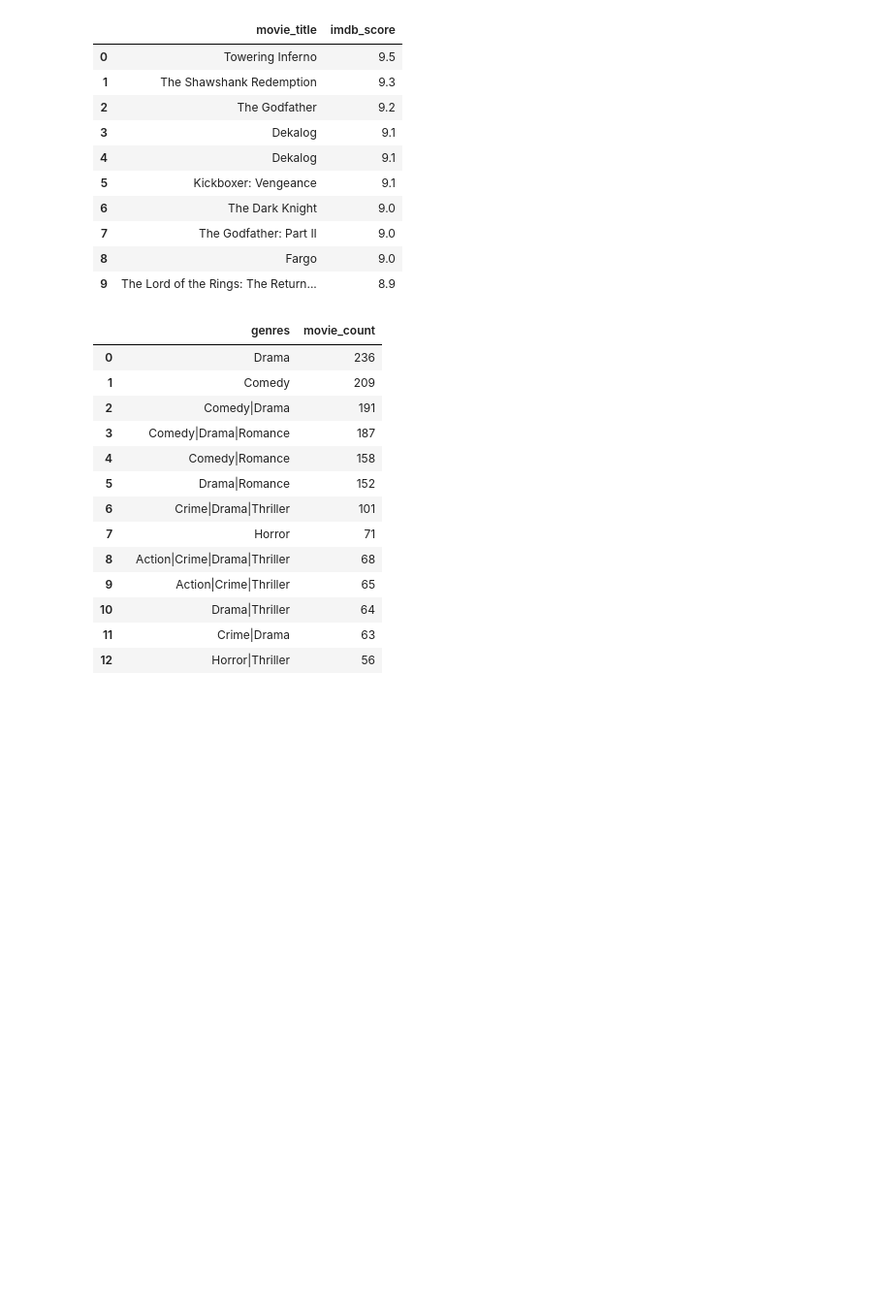
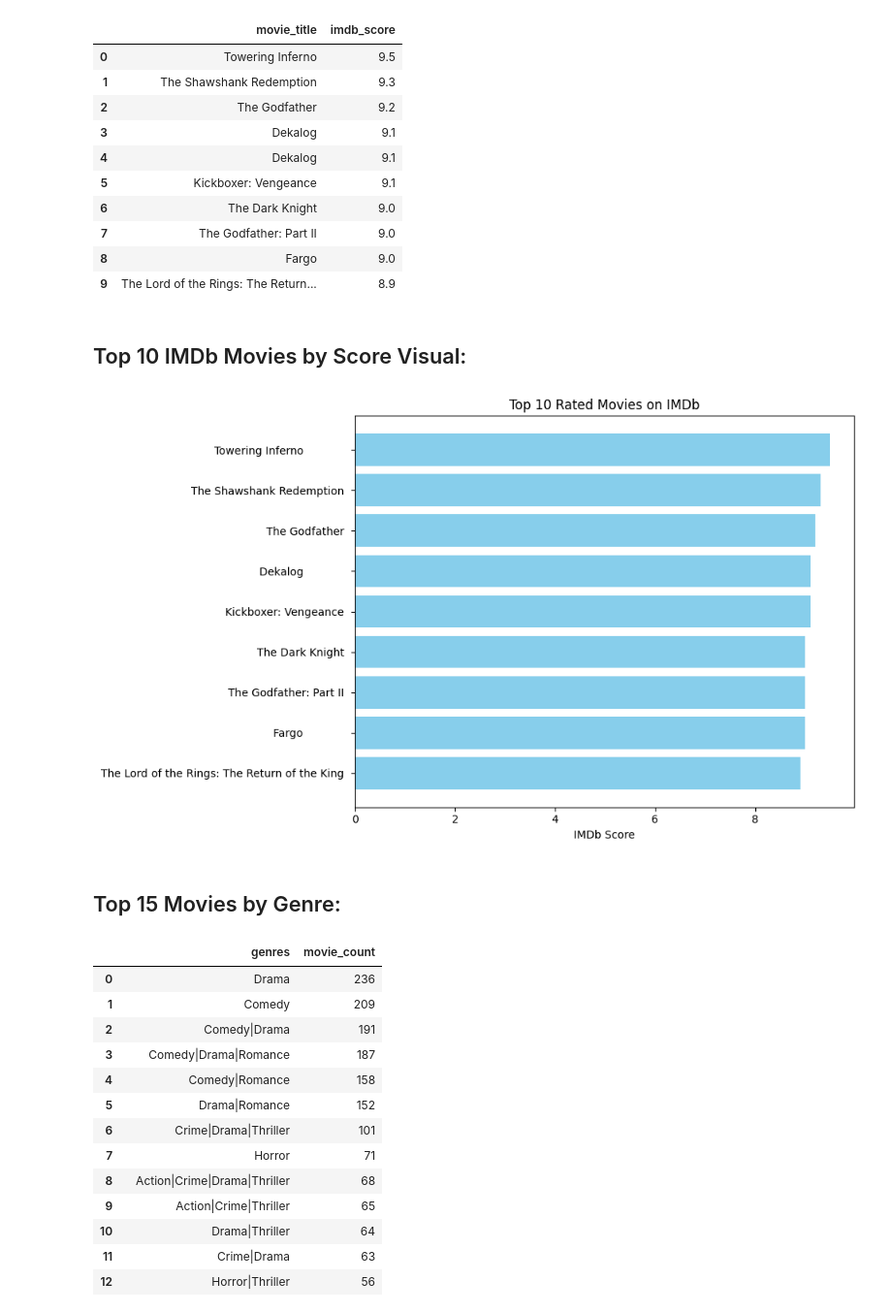
Before and after one commit to HCBrooks-lab/Movie-Project, a Jupyter notebook: Movie_Analysis.ipynb, the cells around one changed output. Shown at 97% size. Drawn from its saved outputs; the diff is of its cells as text; code cells hidden in the pictures; blank space fills up the shorter version.

```diff
--- a/Movie_Analysis.ipynb
+++ b/Movie_Analysis.ipynb
@@ -131,7 +126,8 @@ WHERE imdb_score IS NOT NULL
 ORDER BY imdb_score DESC
 LIMIT 10
 '''
-pd.read_sql_query(query, conn)
+top_rated = pd.read_sql_query(query, conn)
+top_rated
 # %% [output]
 |  | movie_title | imdb_score |
 | 0 | Towering Inferno | 9.5 |
@@ -144,4 +140,18 @@ pd.read_sql_query(query, conn)
 | 7 | The Godfather: Part II | 9.0 |
 | 8 | Fargo | 9.0 |
 | 9 | The Lord of the Rings: The Return... | 8.9 |
+# %% [markdown]
+## Top 10 IMDb Movies by Score Visual:
+# %%
+plt.figure(figsize=(10, 6))
+plt.barh(top_rated['movie_title'], top_rated['imdb_score'], color='skyblue')
+plt.xlabel('IMDb Score')
+plt.title('Top 10 Rated Movies on IMDb')
+plt.gca().invert_yaxis()
+plt.tight_layout()
+plt.show()
+# %% [output]
+[figure, added]
+# %% [markdown]
+## Top 15 Movies by Genre:
 # %%
```
Also changed, not shown: parts of 31 cells of this notebook.
